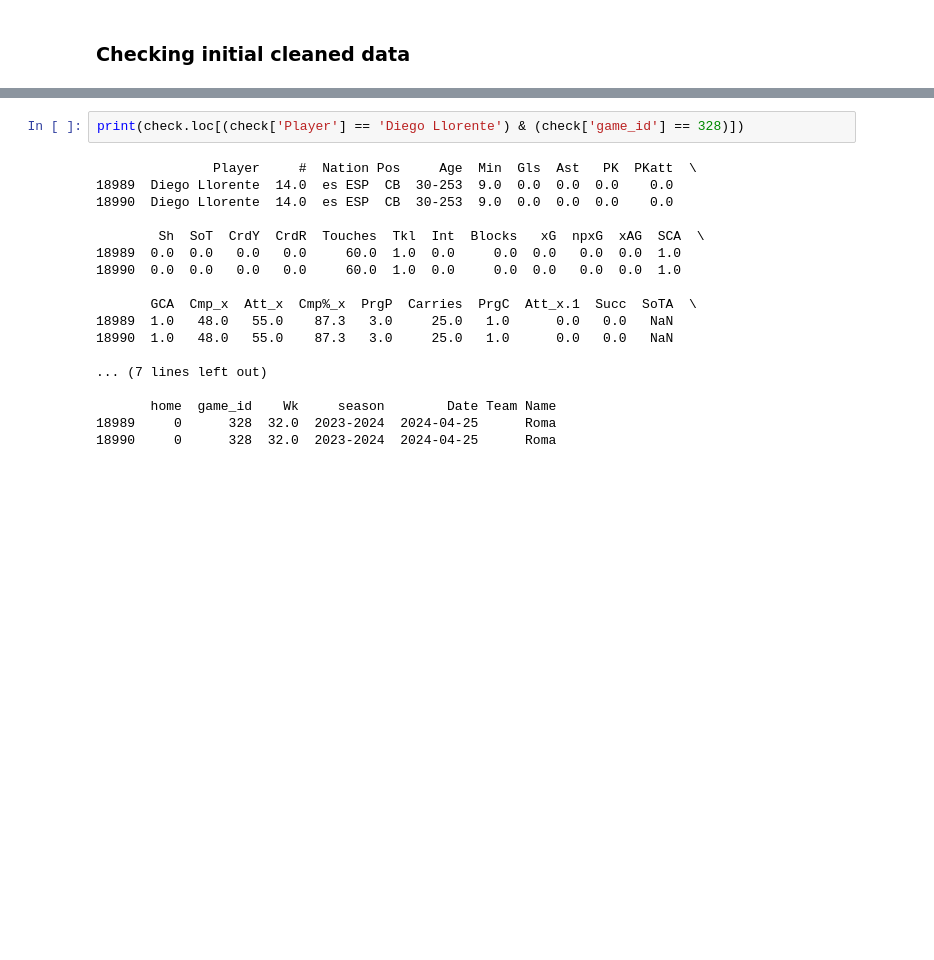
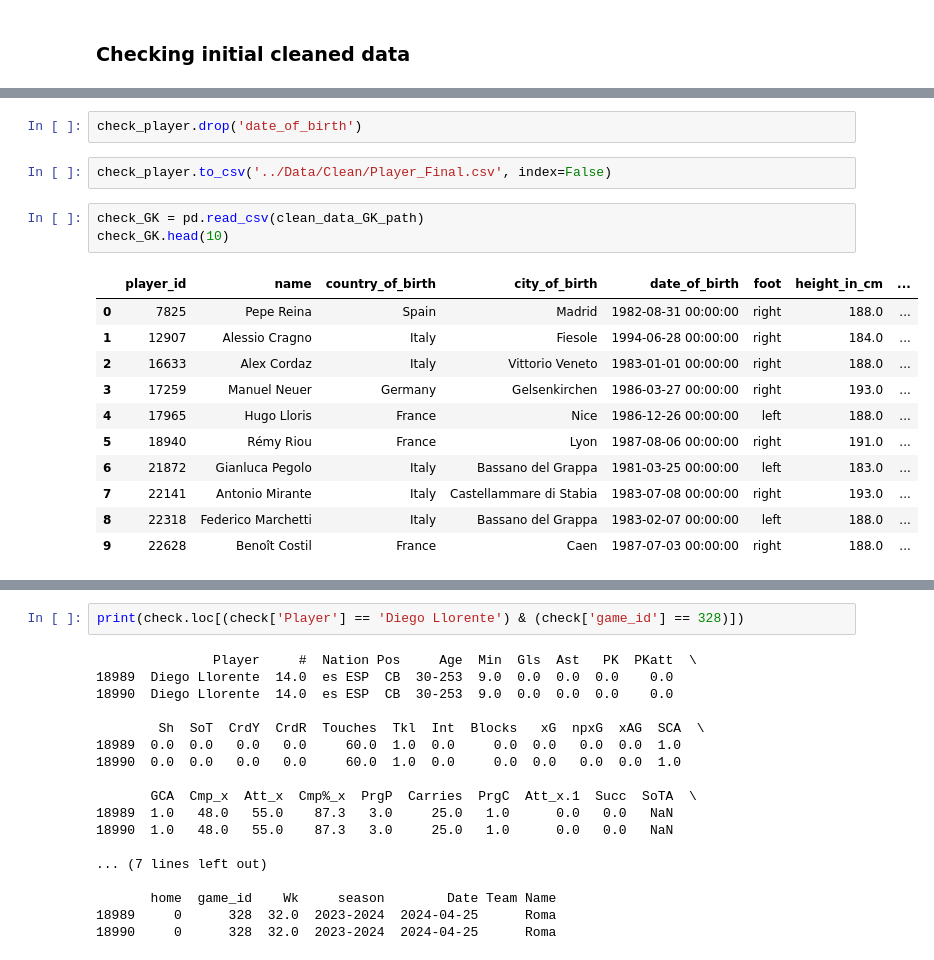
Before and after one commit to MinhTQ-594/Football-player-Price_prediction, a Jupyter notebook: Data preprocessing/Clean_data.ipynb, the cells around one changed output, grey strips where cells are left out. Saved outputs shown, nothing was run; the diff lists cells and outputs as text; blank space fills up the shorter version.

```diff
--- a/Data preprocessing/Clean_data.ipynb
+++ b/Data preprocessing/Clean_data.ipynb
@@ -63,0 +64,19 @@ Length: 114, dtype: int64
+# %%
+check_player.drop('date_of_birth')
+# %%
+check_player.to_csv('../Data/Clean/Player_Final.csv', index=False)
+# %%
+check_GK = pd.read_csv(clean_data_GK_path)
+check_GK.head(10)
+# %% [output]
+|  | player_id | name | country_of_birth | city_of_birth | date_of_birth | foot | height_in_cm | ... |
+| 0 | 7825 | Pepe Reina | Spain | Madrid | 1982-08-31 00:00:00 | right | 188.0 | ... |
+| 1 | 12907 | Alessio Cragno | Italy | Fiesole | 1994-06-28 00:00:00 | right | 184.0 | ... |
+| 2 | 16633 | Alex Cordaz | Italy | Vittorio Veneto | 1983-01-01 00:00:00 | right | 188.0 | ... |
+| 3 | 17259 | Manuel Neuer | Germany | Gelsenkirchen | 1986-03-27 00:00:00 | right | 193.0 | ... |
+| 4 | 17965 | Hugo Lloris | France | Nice | 1986-12-26 00:00:00 | left | 188.0 | ... |
+| 5 | 18940 | Rémy Riou | France | Lyon | 1987-08-06 00:00:00 | right | 191.0 | ... |
+| 6 | 21872 | Gianluca Pegolo | Italy | Bassano del Grappa | 1981-03-25 00:00:00 | left | 183.0 | ... |
+| 7 | 22141 | Antonio Mirante | Italy | Castellammare di Stabia | 1983-07-08 00:00:00 | right | 193.0 | ... |
+| 8 | 22318 | Federico Marchetti | Italy | Bassano del Grappa | 1983-02-07 00:00:00 | left | 188.0 | ... |
+| 9 | 22628 | Benoît Costil | France | Caen | 1987-07-03 00:00:00 | right | 188.0 | ... |
```
Also changed, not shown: parts of 24 cells of this notebook, 18 other files.
